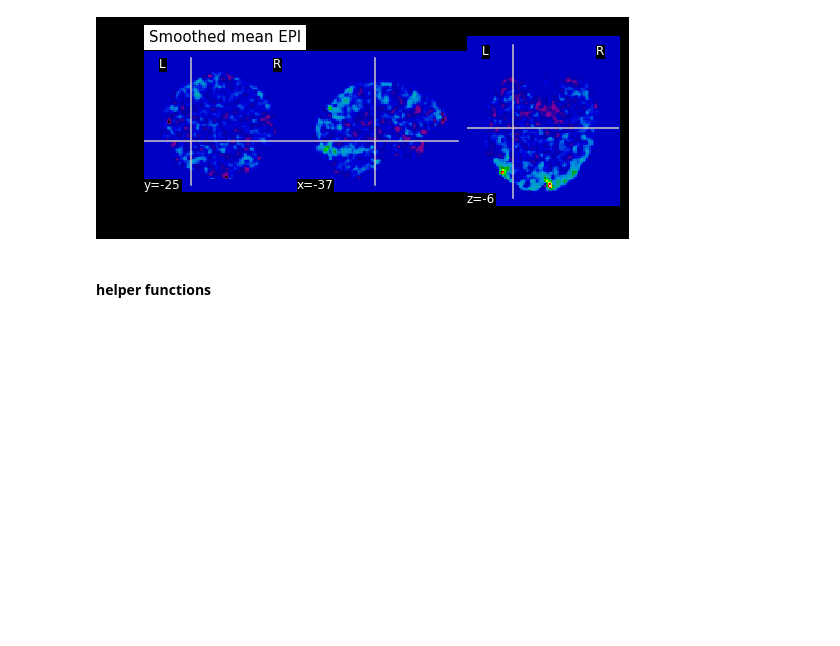
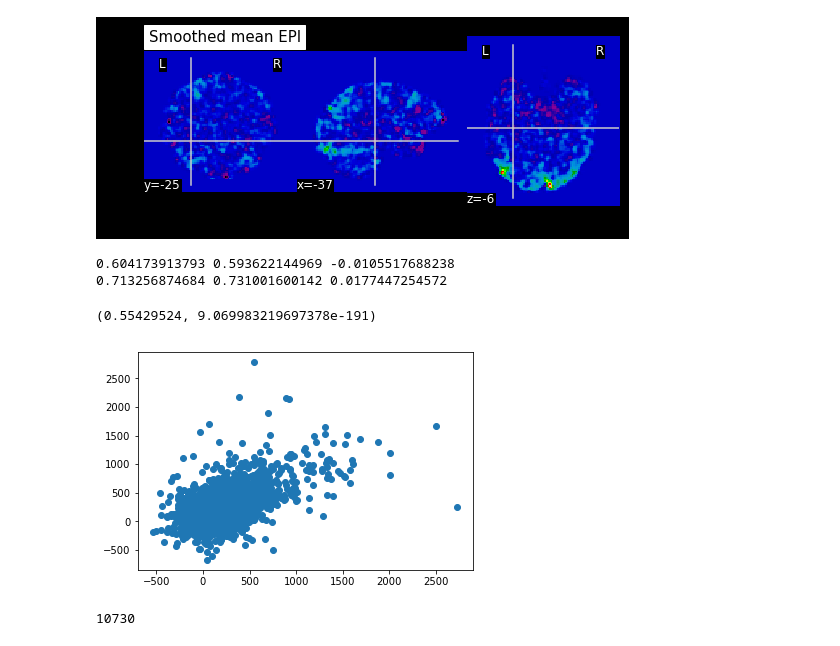
Before and after one commit to judithfan/neurosketch, a Jupyter notebook: neurosketch_prepostRSA.ipynb, the cells around one changed output. Cells and saved outputs as stored; diff of their text form; code cells hidden in the pictures; blank space fills up the shorter version.

Commit message:
extract and compare btw vs within similarity across runs based on glm

```diff
--- a/neurosketch_prepostRSA.ipynb
+++ b/neurosketch_prepostRSA.ipynb
@@ -81,4 +91,2 @@ rois_path = os.path.join(s,'analysis','firstlevel','rois')
 contents_rois = os.listdir(rois_path)
 # print(sorted(contents_rois))
-# %% [markdown]
-#### helper functions
@@ -175,0 +200,22 @@ def average_across_reps(ds):
+# %%
+wit_pre,btw_pre = compare_btw_wit_obj_similarity_across_runs(this_sub,'pre','fusiform')
+wit_post,btw_post = compare_btw_wit_obj_similarity_across_runs(this_sub,'post','fusiform')
+
+diff_pre = btw_pre-wit_pre
+diff_post = btw_post-wit_post
+
+print(wit_pre,btw_pre,diff_pre)
+print(wit_post,btw_post,diff_post)
+# %% [output]
+0.604173913793 0.593622144969 -0.0105517688238
+0.713256874684 0.731001600142 0.0177447254572
+# %%
+plt.scatter(pre1_vector,pre2_vector)
+print(stats.pearsonr(pre1_vector,pre2_vector))
+# %% [output]
+(0.55429524, 9.069983219697378e-191)
+[figure, added]
+# %%
+len(vec2)
+# %% [output]
+10730
```
Also changed, not shown: parts of 11 cells of this notebook.
